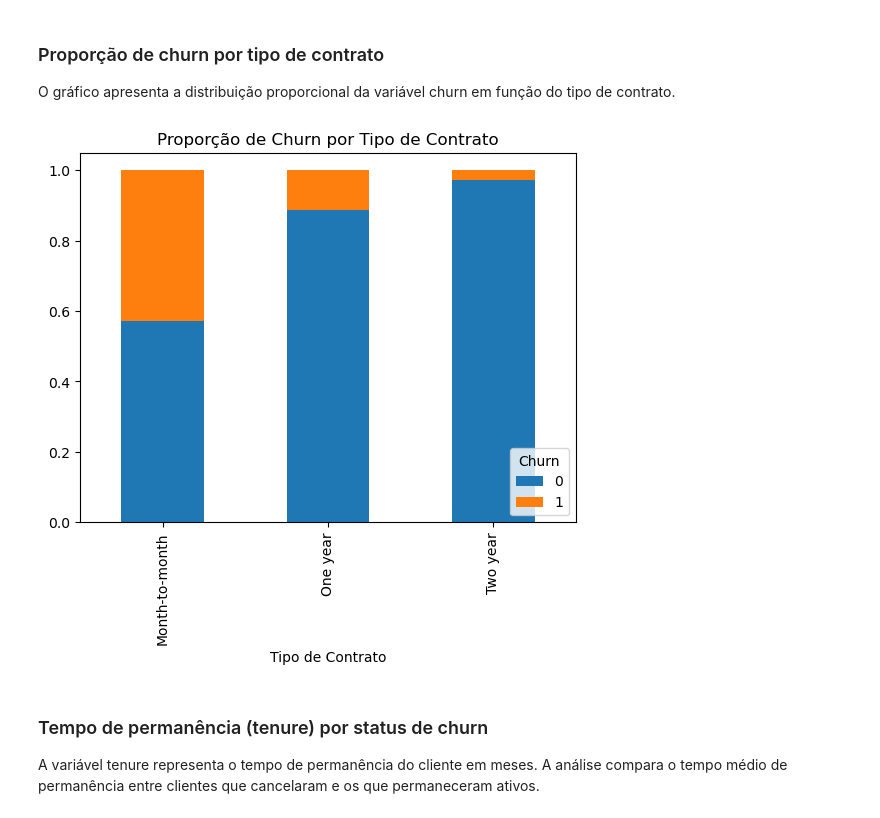
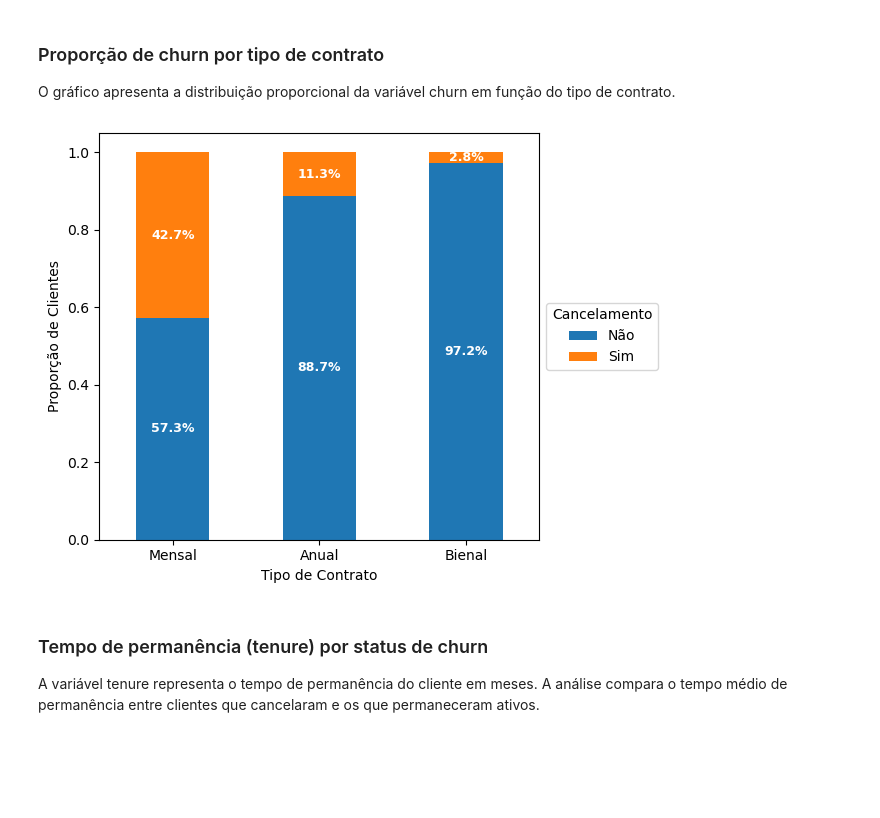
Before and after one commit to AlissonFelipeBS/TCC-churn-telco, a Jupyter notebook: TCC_Chur_Telecon.ipynb, the cells around one changed output. Cells and saved outputs as stored; diff of their text form; code cells hidden in the pictures; blank space fills up the shorter version.

```diff
--- a/TCC_Chur_Telecon.ipynb
+++ b/TCC_Chur_Telecon.ipynb
@@ -184,13 +255,56 @@ plt.show()
 
 O gráfico apresenta a distribuição proporcional da variável churn em função do tipo de contrato.
 # %%
-pd.crosstab(dados["Contract"], dados["Churn"], normalize="index").plot(kind="bar", stacked=True)
-plt.title("Proporção de Churn por Tipo de Contrato")
-plt.xlabel("Tipo de Contrato")
-plt.legend(title="Churn", loc="lower right")
+# Renomeando categorias do contrato
+dados["Contract"] = dados["Contract"].replace({
+    "Month-to-month": "Mensal",
+    "One year": "Anual",
+    "Two year": "Bienal"
+})
+
+# Ordem correta dos contratos
+ordem_contratos = ["Mensal", "Anual", "Bienal"]
+
+# Tabela cruzada com ordem definida
+ct = pd.crosstab(
+    dados["Contract"],
+    dados["Churn"],
+    normalize="index"
+).reindex(ordem_contratos)
+
+ax = ct.plot(kind="bar", stacked=True)
+
+# Ajustando os rótulos para horizontal
+ax.set_xticklabels(ct.index, rotation=0)
+
+# Labels dos eixos
+ax.set_xlabel("Tipo de Contrato")
+ax.set_ylabel("Proporção de Clientes")
+
+
+# Legenda em português
+ax.legend(
+    title="Cancelamento",
+    bbox_to_anchor=(1, 0.5),
+    labels=["Não", "Sim"],
+    loc="center left"
+)
+
+# Percentuais em branco e negrito
+for container in ax.containers:
+    ax.bar_label(
+        container,
+        labels=[f"{v*100:.1f}%" for v in container.datavalues],
+        label_type="center",
+        fontsize=9,
+        color="white",
+        fontweight="bold"
+    )
+
+plt.tight_layout()
 plt.show()
 # %% [output]
-[figure, old version]
+[figure, new version]
 # %% [markdown]
 ### Tempo de permanência (tenure) por status de churn
 
```
Also changed, not shown: parts of 37 cells of this notebook.
